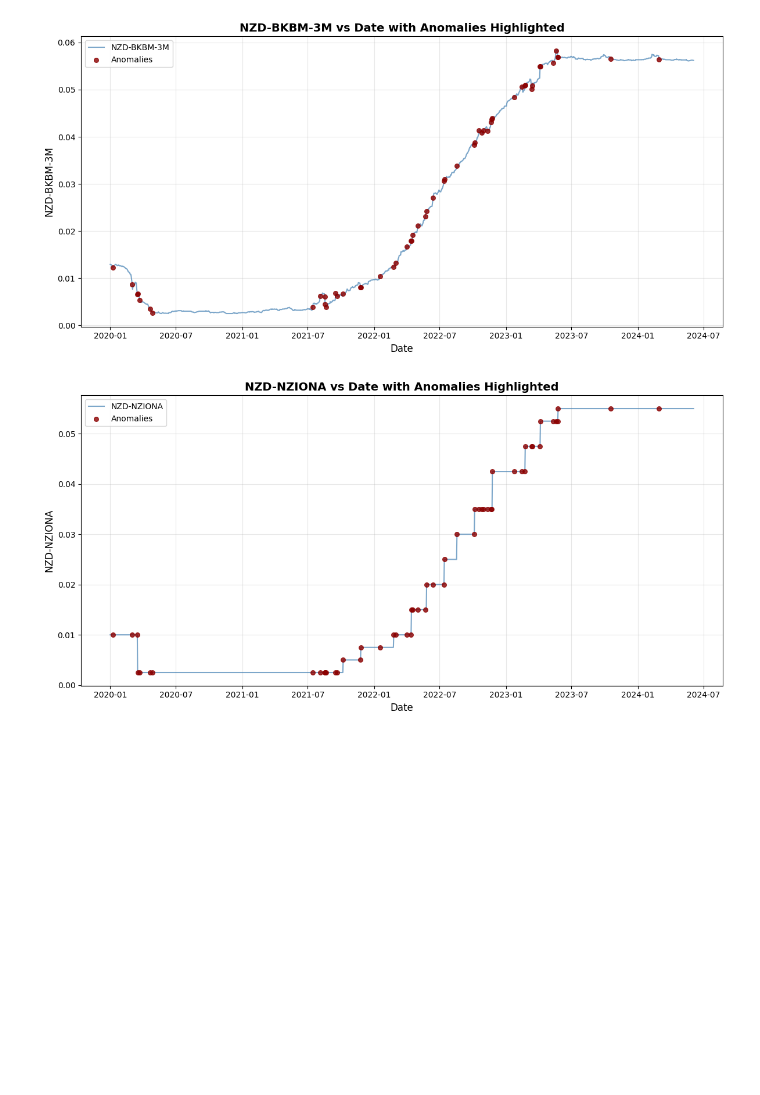
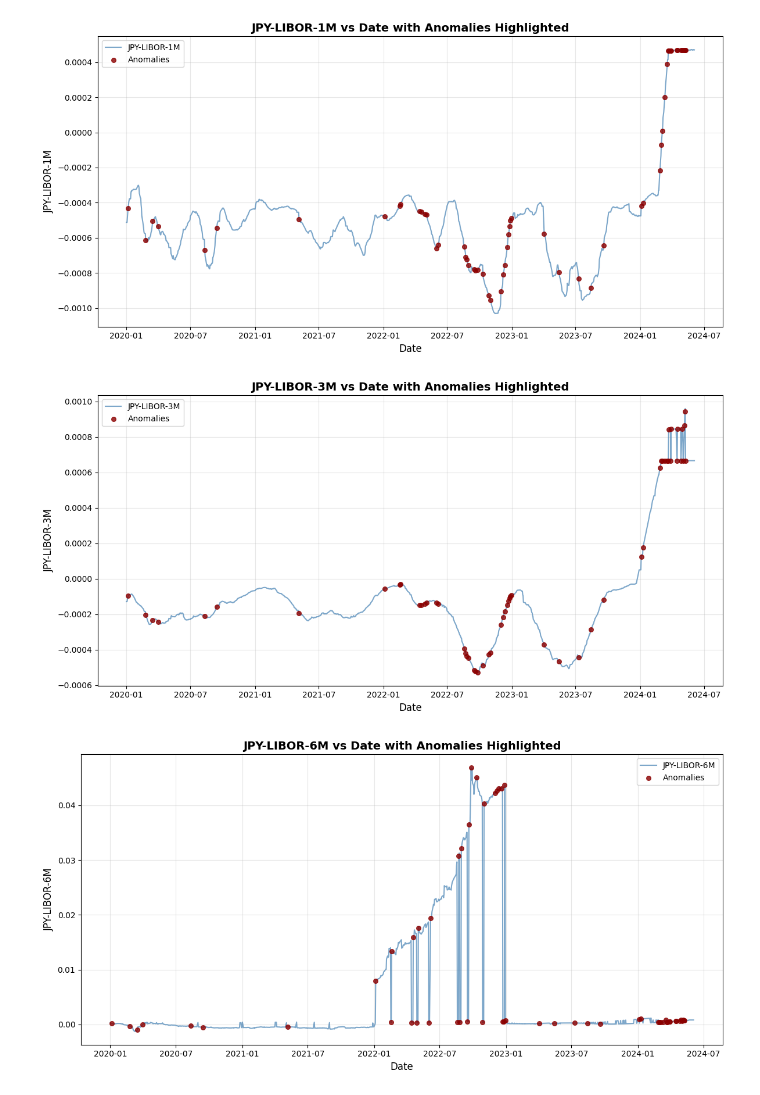
Before and after one commit to dgwalters-1974/autoencoder, a Jupyter notebook: anomaly_detector_all.ipynb, the cells around one changed output. Saved outputs shown, nothing was run; the diff lists cells and outputs as text; code cells hidden in the pictures; blank space fills up the shorter version.

```diff
--- a/anomaly_detector_all.ipynb
+++ b/anomaly_detector_all.ipynb
@@ -169,10 +171,11 @@ def plot_results(plot_data, currency, anomalies):
       plt.show()
 # %%
 plot_data = results_overall['data'] # Plot outright data
-currency = 'NZD'
+currency = 'JPY'
 anomalies = results_overall[currency]
 
 plot_results(plot_data, currency, anomalies)
 # %% [output]
-[figure, old version]
+[figure, new version]
-[figure, old version]
+[figure, new version]
+[figure, added]
```
Also changed, not shown: parts of 10 cells of this notebook.
